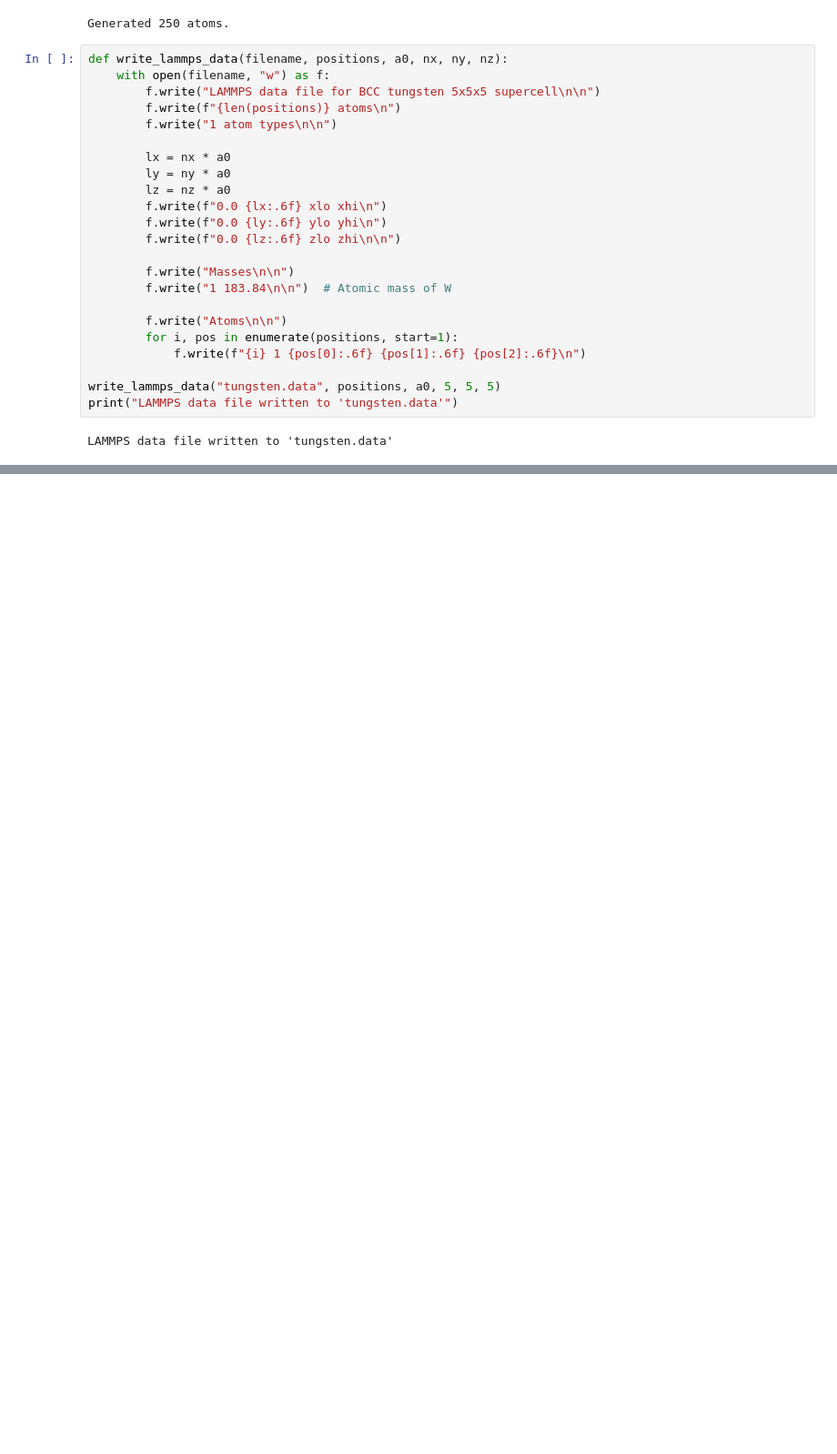
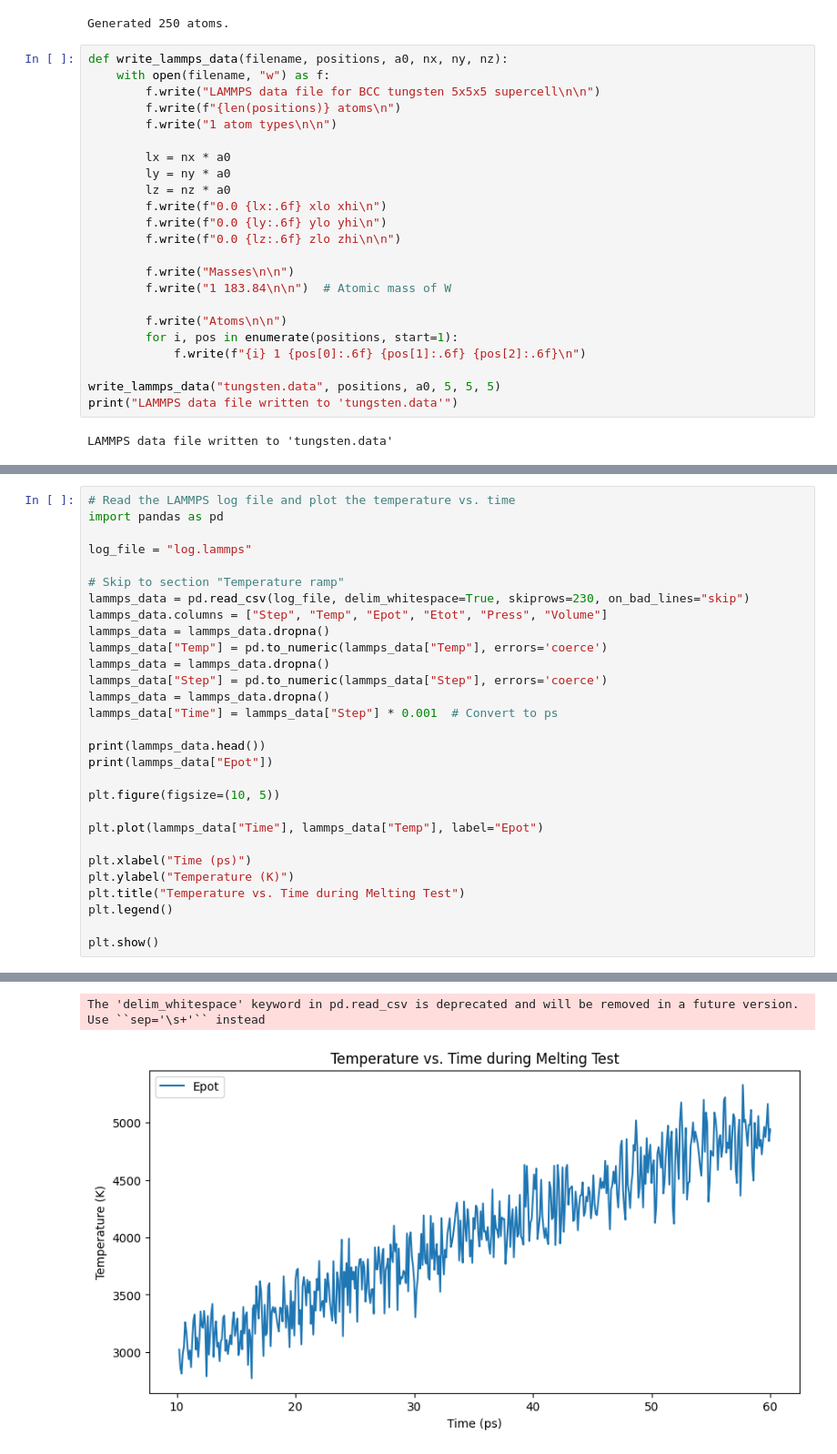
Before and after one commit to rhennig/EMA4935, a Jupyter notebook: Notebooks/17_Machine_Learning_Potentials/17_Machine_Learning_Potential_Tungsten.ipynb, the cells around one changed output, grey strips where cells are left out. Shown: that part at 91% size. Cells and saved outputs as stored; diff of their text form; blank space fills up the shorter version.

```diff
--- a/Notebooks/17_Machine_Learning_Potentials/17_Machine_Learning_Potential_Tungsten.ipynb
+++ b/Notebooks/17_Machine_Learning_Potentials/17_Machine_Learning_Potential_Tungsten.ipynb
@@ -506,0 +595,30 @@ Last input line: pair_coeff * * ./W.uf3 W
+# %%
+# Read the LAMMPS log file and plot the temperature vs. time
+import pandas as pd
+
+log_file = "log.lammps"
+
+# Skip to section "Temperature ramp"
+lammps_data = pd.read_csv(log_file, delim_whitespace=True, skiprows=230, on_bad_lines="skip")
+lammps_data.columns = ["Step", "Temp", "Epot", "Etot", "Press", "Volume"]
+lammps_data = lammps_data.dropna()
+lammps_data["Temp"] = pd.to_numeric(lammps_data["Temp"], errors='coerce')
+lammps_data = lammps_data.dropna()
+lammps_data["Step"] = pd.to_numeric(lammps_data["Step"], errors='coerce')
+lammps_data = lammps_data.dropna()
+lammps_data["Time"] = lammps_data["Step"] * 0.001  # Convert to ps
+
+print(lammps_data.head())
+print(lammps_data["Epot"])
+
+plt.figure(figsize=(10, 5))
+
+plt.plot(lammps_data["Time"], lammps_data["Temp"], label="Epot")
+
+plt.xlabel("Time (ps)")
+plt.ylabel("Temperature (K)")
+plt.title("Temperature vs. Time during Melting Test")
+plt.legend()
+
+plt.show()
+# %% [output]
@@ -506,0 +643,2 @@ Last input line: pair_coeff * * ./W.uf3 W
+The 'delim_whitespace' keyword in pd.read_csv is deprecated and will be removed in a future version. Use ``sep='\s+'`` instead
+[figure, added]
```
Also changed, not shown: parts of 12 cells of this notebook, 1 other file.
